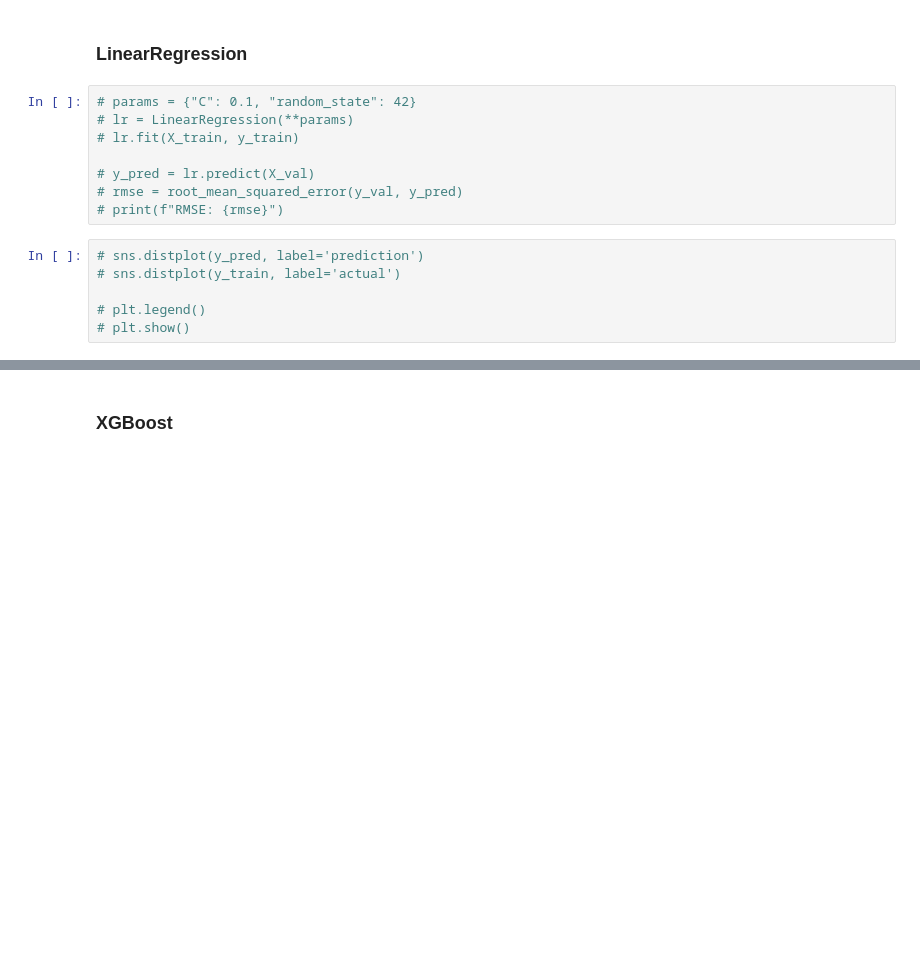
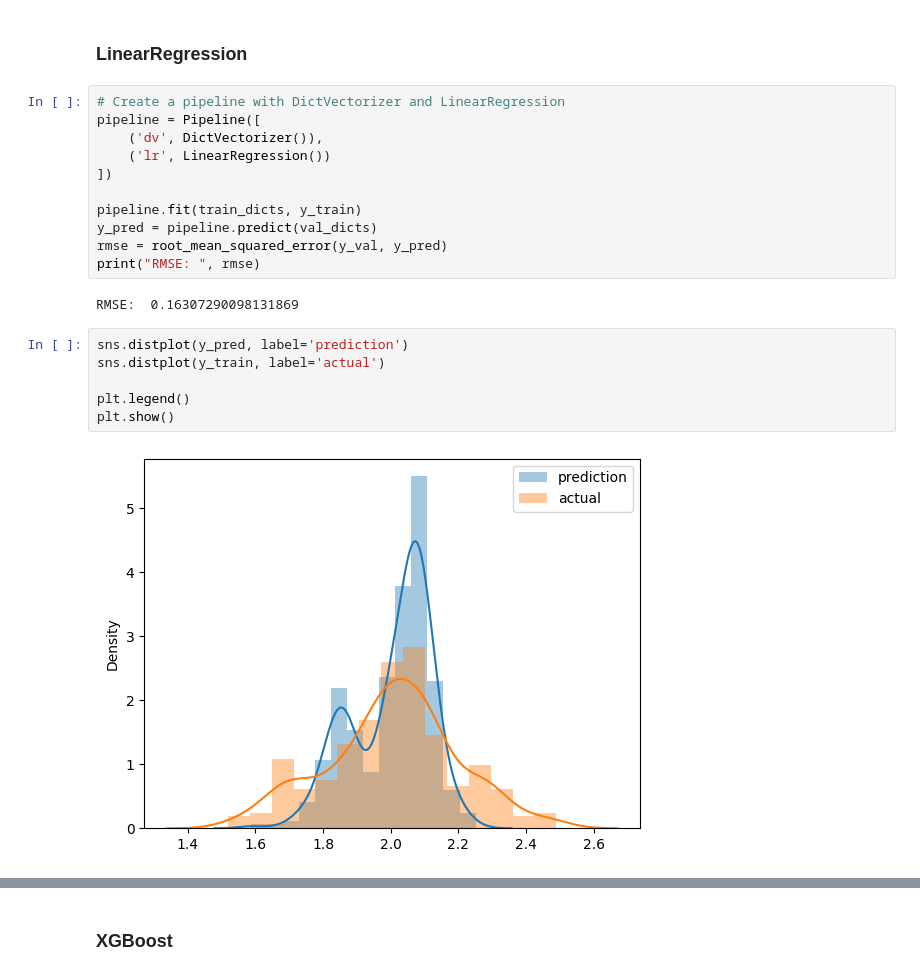
Before and after one commit to zwe-htet-paing/airbnb-price-prediciton, a Jupyter notebook: experiment-tracking/airbnb-prices-prediction-mlflow.ipynb, the cells around one changed output, grey strips where cells are left out. Saved outputs shown, nothing was run; the diff lists cells and outputs as text; blank space fills up the shorter version.

```diff
--- a/experiment-tracking/airbnb-prices-prediction-mlflow.ipynb
+++ b/experiment-tracking/airbnb-prices-prediction-mlflow.ipynb
@@ -95,17 +112,24 @@ y_val = df_val[target].values
 # %% [markdown]
 ### LinearRegression
 # %%
-# params = {"C": 0.1, "random_state": 42}
-# lr = LinearRegression(**params)
-# lr.fit(X_train, y_train)
+# Create a pipeline with DictVectorizer and LinearRegression
+pipeline = Pipeline([
+    ('dv', DictVectorizer()),
+    ('lr', LinearRegression())
+])
 
-# y_pred = lr.predict(X_val)
-# rmse = root_mean_squared_error(y_val, y_pred)
-# print(f"RMSE: {rmse}")
+pipeline.fit(train_dicts, y_train)
+y_pred = pipeline.predict(val_dicts)
+rmse = root_mean_squared_error(y_val, y_pred)
+print("RMSE: ", rmse)
+# %% [output]
+RMSE:  0.16307290098131869
 # %%
-# sns.distplot(y_pred, label='prediction')
-# sns.distplot(y_train, label='actual')
+sns.distplot(y_pred, label='prediction')
+sns.distplot(y_train, label='actual')
 
-# plt.legend()
-# plt.show()
+plt.legend()
+plt.show()
+# %% [output]
+[figure, added]
 # %%
```
Also changed, not shown: parts of 20 cells of this notebook, 2 other files.
